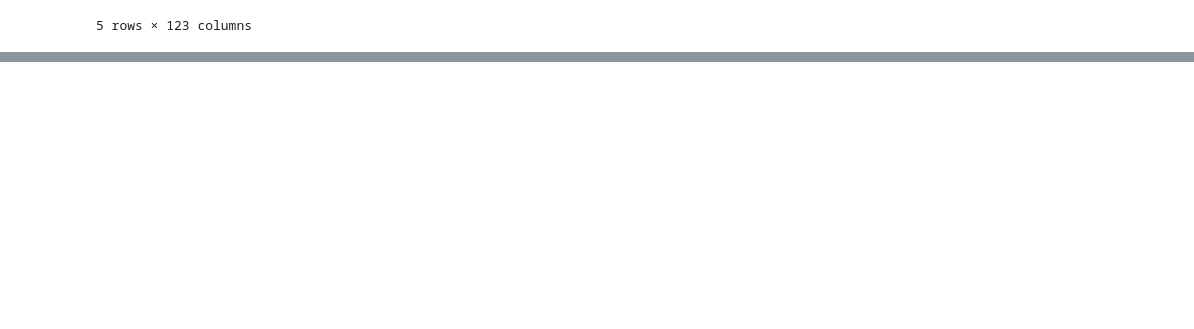
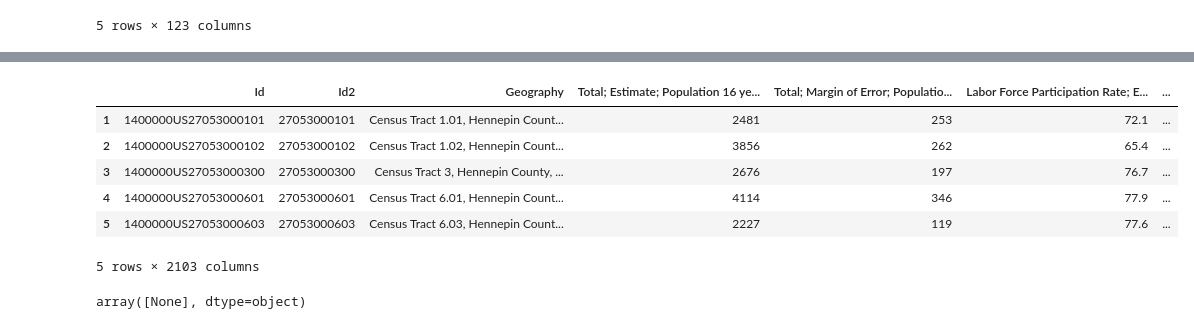
Before and after one commit to STASYA00/DS-DS, a Jupyter notebook: Notebooks/Cleaning_Data.ipynb, the cells around one changed output, grey strips where cells are left out. Saved outputs shown, nothing was run; the diff lists cells and outputs as text; code cells hidden in the pictures; blank space fills up the shorter version.

```diff
--- a/Notebooks/Cleaning_Data.ipynb
+++ b/Notebooks/Cleaning_Data.ipynb
@@ -100,0 +145,2 @@ str
+# %%
+new_df = new_df.where(new_df!='(X)', None)
@@ -100,0 +154,17 @@ str
+# %%
+# new_df.rename(columns=[new_df.iloc[0]])
+new_df.columns = new_df.iloc[0]
+new_df.drop([0], axis=0, inplace=True)
+new_df.head()
+# %% [output]
+|  | Id | Id2 | Geography | Total; Estimate; Population 16 ye... | Total; Margin of Error; Populatio... | Labor Force Participation Rate; E... | ... |
+| 1 | 1400000US27053000101 | 27053000101 | Census Tract 1.01, Hennepin Count... | 2481 | 253 | 72.1 | ... |
+| 2 | 1400000US27053000102 | 27053000102 | Census Tract 1.02, Hennepin Count... | 3856 | 262 | 65.4 | ... |
+| 3 | 1400000US27053000300 | 27053000300 | Census Tract 3, Hennepin County, ... | 2676 | 197 | 76.7 | ... |
+| 4 | 1400000US27053000601 | 27053000601 | Census Tract 6.01, Hennepin Count... | 4114 | 346 | 77.9 | ... |
+| 5 | 1400000US27053000603 | 27053000603 | Census Tract 6.03, Hennepin Count... | 2227 | 119 | 77.6 | ... |
+5 rows × 2103 columns
+# %%
+new_df['Percent Margin of Error; CITIZEN, VOTING AGE POPULATION - Citizen, 18 and over population'].unique()
+# %% [output]
+array([None], dtype=object)
```
Also changed, not shown: parts of 14 cells of this notebook.
